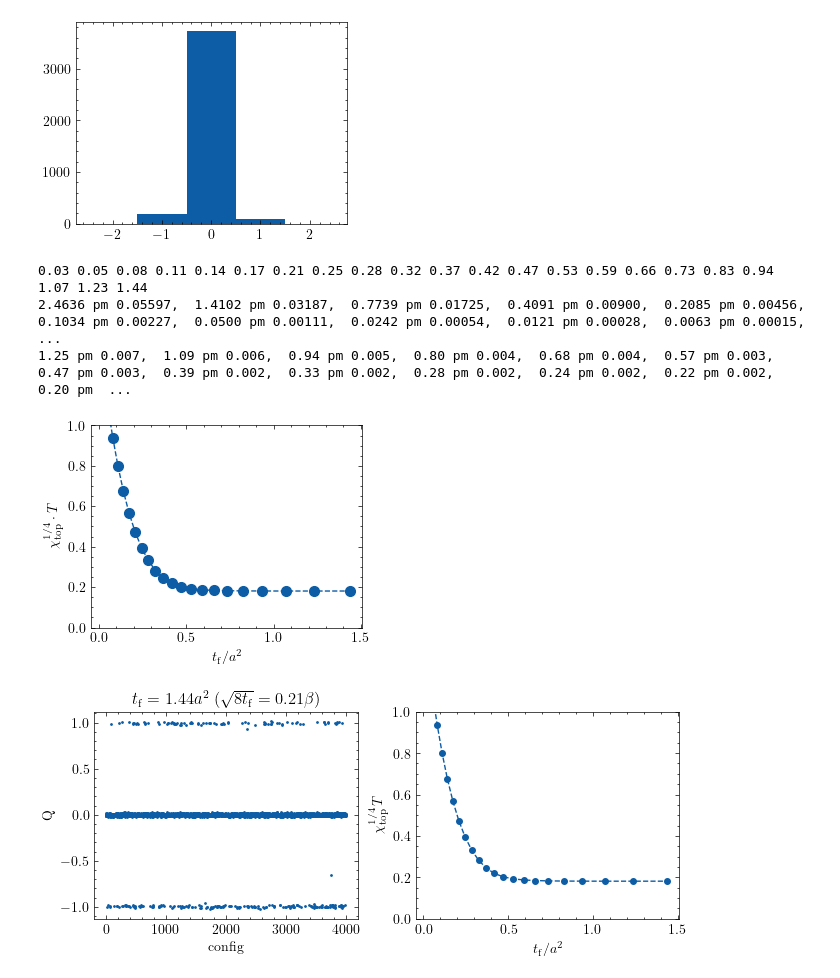
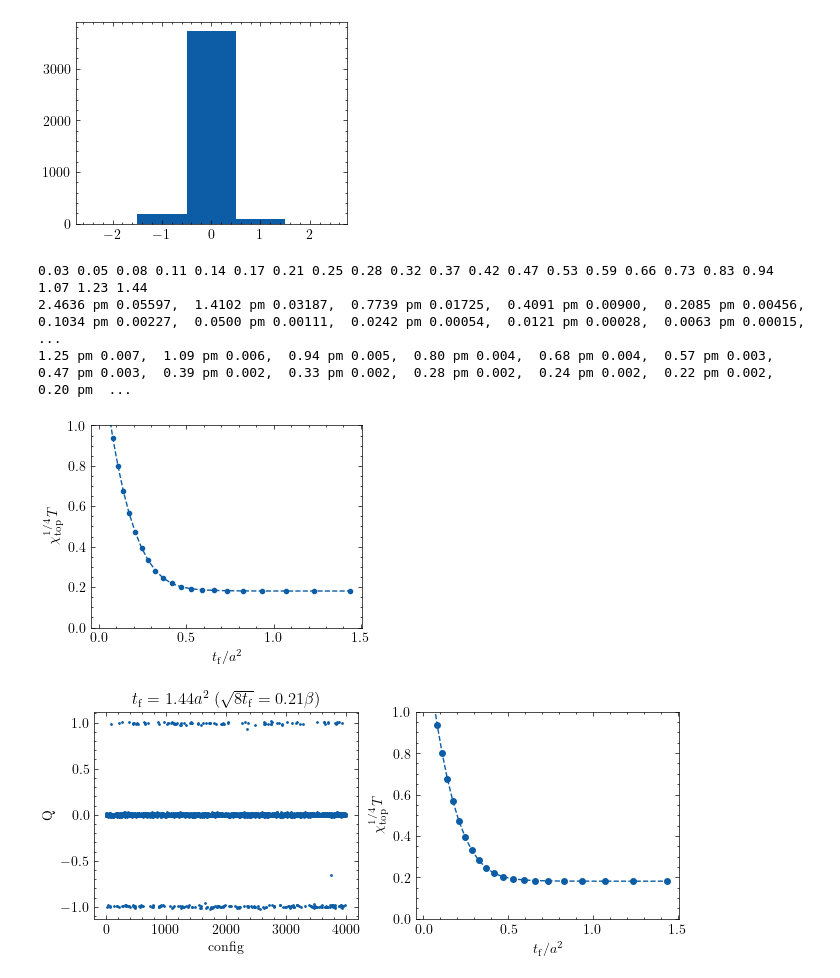
Before and after one commit to lsnbr/milc_luis, a Jupyter notebook: zeugs/ana_otherobs.ipynb, the cells around one changed output. Saved outputs shown, nothing was run; the diff lists cells and outputs as text; code cells hidden in the pictures.

```diff
--- a/zeugs/ana_otherobs.ipynb
+++ b/zeugs/ana_otherobs.ipynb
@@ -74,35 +74,35 @@ plt.show()
 # %%
 # topological susceptibility as function of flowtime
 
 top_sus = np.mean(icharge_config_flow**2, axis=0) / (ns/nt)**3
 top_sus_4 = top_sus ** (1/4)
 
 top_sus_std = np.std(icharge_config_flow**2, axis=0, ddof=1) / np.sqrt(n_configs) / (ns/nt)**3
 top_sus_4_std = top_sus_std / 4 / top_sus**(3/4)
 
 plt.errorbar(
     x = flowtimes,
     y = top_sus_4,
     yerr=top_sus_4_std,
     marker = 'o',
-    markersize = 7,
+    markersize = 3,
     ls='--'
 )
 print(*(f'{tf:.2f}' for tf in flowtimes))
 print(',  '.join(f'{top:.4f} pm {dtop:.5f}' for top, dtop in zip(top_sus, top_sus_std)))
 print(',  '.join(f'{top:.2f} pm {dtop:.3f}' for top, dtop in zip(top_sus_4, top_sus_4_std)))
 
 plt.xlabel(rf'$t_\mathrm{{f}} / a^2$')
-plt.ylabel(rf'$\chi_\mathrm{{top}}^{{1/4}} \cdot T$')
+plt.ylabel(rf'$\chi_\mathrm{{top}}^{{1/4}} \, T$')
 
 plt.ylim(0, 1)
 
 plt.show()
 # %% [output]
 0.03 0.05 0.08 0.11 0.14 0.17 0.21 0.25 0.28 0.32 0.37 0.42 0.47 0.53 0.59 0.66 0.73 0.83 0.94 1.07 1.23 1.44
 2.4636 pm 0.05597,  1.4102 pm 0.03187,  0.7739 pm 0.01725,  0.4091 pm 0.00900,  0.2085 pm 0.00456,  0.1034 pm 0.00227,  0.0500 pm 0.00111,  0.0242 pm 0.00054,  0.0121 pm 0.00028,  0.0063 pm 0.00015,   ...
 1.25 pm 0.007,  1.09 pm 0.006,  0.94 pm 0.005,  0.80 pm 0.004,  0.68 pm 0.004,  0.57 pm 0.003,  0.47 pm 0.003,  0.39 pm 0.002,  0.33 pm 0.002,  0.28 pm 0.002,  0.24 pm 0.002,  0.22 pm 0.002,  0.20 pm  ...
-[figure, old version]
+[figure, new version]
 # %%
 import matplotlib.pyplot as plt
 import scienceplots
```
Also changed, not shown: 13 other files.
